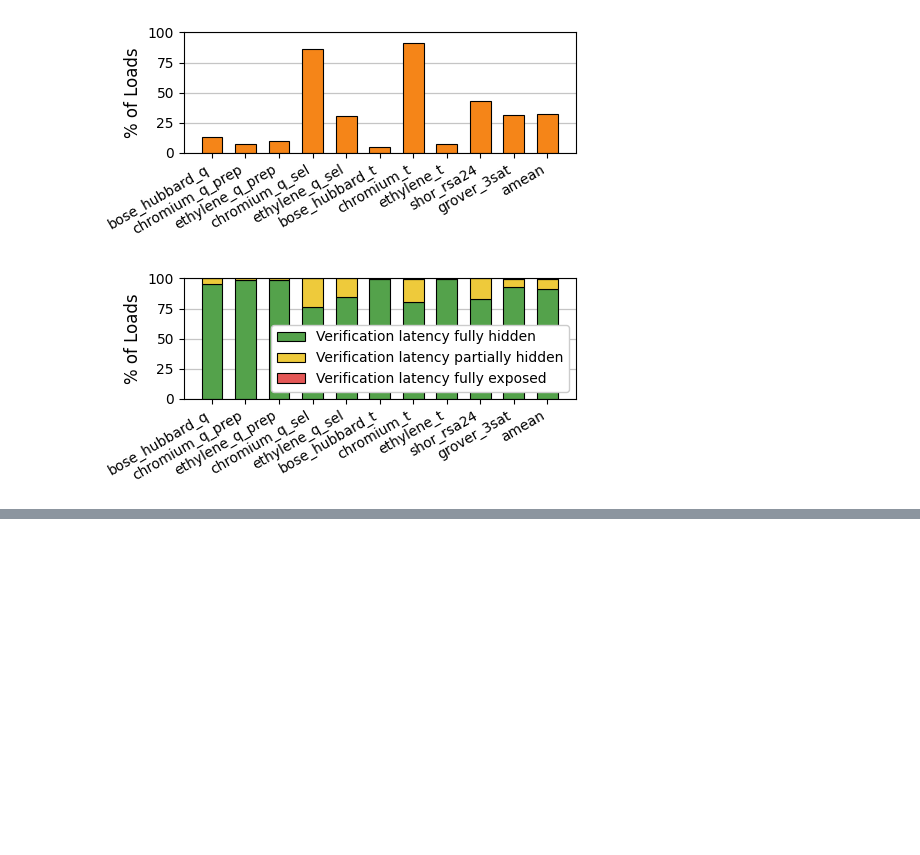
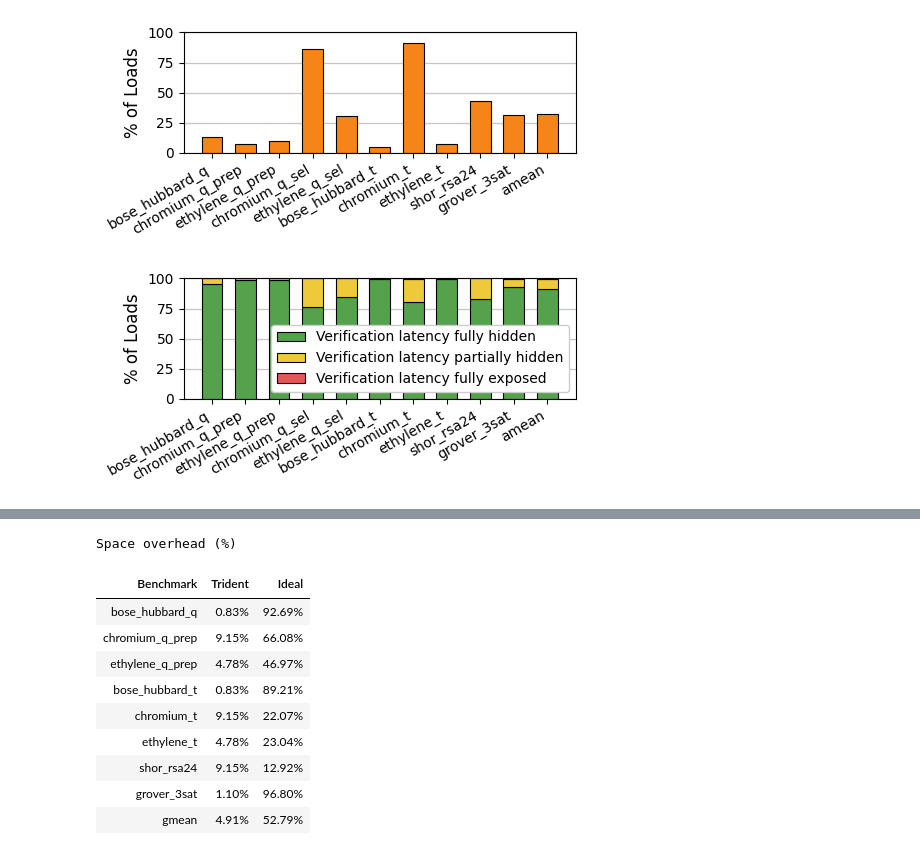
Before and after one commit to gunagya/quicksilver, a Jupyter notebook: results/paper_plots.ipynb, the cells around one changed output, grey strips where cells are left out. Drawn from its saved outputs; the diff is of its cells as text; code cells hidden in the pictures; blank space fills up the shorter version.

```diff
--- a/results/paper_plots.ipynb
+++ b/results/paper_plots.ipynb
@@ -1,12 +1,19 @@
 # %%
 import csv
+import os
 from collections import defaultdict
 from pathlib import Path
 
 import matplotlib.pyplot as plt
 
-RESULTS_DIR = Path('/Users/gunagya/Desktop/Research Work/routing-space-sliding/simulators/routing-simulator/deps/quicksilver/results')
-ROOT = RESULTS_DIR.parent
+# Run from the repository or results directory, or set QUICKSILVER_REPO_ROOT.
+_repo_candidates = [Path(os.environ['QUICKSILVER_REPO_ROOT']).expanduser()] if os.environ.get('QUICKSILVER_REPO_ROOT') else [Path.cwd(), *Path.cwd().parents]
+ROOT = next((path.resolve() for path in _repo_candidates
+             if (path / 'scripts/yoked_codes/run_all_workloads.py').is_file()), None)
+if ROOT is None:
+    raise FileNotFoundError('Run this notebook from the repository, or set QUICKSILVER_REPO_ROOT.')
+RESULTS_DIR = Path(os.environ.get('QUICKSILVER_RESULTS_DIR', ROOT / 'results')).expanduser().resolve()
+PLOT_DIR = Path(os.environ.get('QUICKSILVER_PLOT_DIR', RESULTS_DIR)).expanduser().resolve()
 
 
 BENCHMARK_PLOT_ORDER = [
@@ -1794,0 +1574,46 @@ Arithmetic mean 2D needed verification within prefetch (%): 0.0031
+# %%
+# Space overhead (%). Run the preceding fidelity cell to define the Numbers/table helpers.
+from math import exp, log
+
+
+def calculate_space_overhead(numbers_path=None):
+    numbers_path = table_input_path('space_overhead.numbers') if numbers_path is None else Path(numbers_path)
+    rows = sort_rows_by_benchmark_order(
+        load_numbers_rows(numbers_path, ['benchmark', 'Trident', 'Overhead'])
+    )
+    if not rows:
+        raise ValueError(f'No benchmarks found in {numbers_path}')
+    table_rows = []
+    for row in rows:
+        entry = {'Benchmark': benchmark_plot_label(row['benchmark'])}
+        for label, source in (('Trident', 'Trident'), ('Ideal', 'Overhead')):
+            ratio = to_float(row.get(source))
+            entry[label] = None if ratio is None or not isfinite(ratio) else (ratio - 1) * 100
+        table_rows.append(entry)
+    # Average the space ratios, then express the geometric mean as an increase.
+    mean_row = {'Benchmark': 'gmean'}
+    for label, source in (('Trident', 'Trident'), ('Ideal', 'Overhead')):
+        ratios = [to_float(row.get(source)) for row in rows]
+        ratios = [ratio for ratio in ratios if ratio is not None and isfinite(ratio) and ratio > 0]
+        mean_row[label] = (
+            (exp(sum(log(ratio) for ratio in ratios) / len(ratios)) - 1) * 100
+            if ratios else None
+        )
+    table_rows.append(mean_row)
+    return table_rows
+
+
+space_overhead_table = calculate_space_overhead()
+display_percentage_table(space_overhead_table, ['Benchmark', 'Trident', 'Ideal'], 'Space overhead (%)')
+# %% [output]
+Space overhead (%)
+| Benchmark | Trident | Ideal |
+| bose_hubbard_q | 0.83% | 92.69% |
+| chromium_q_prep | 9.15% | 66.08% |
+| ethylene_q_prep | 4.78% | 46.97% |
+| bose_hubbard_t | 0.83% | 89.21% |
+| chromium_t | 9.15% | 22.07% |
+| ethylene_t | 4.78% | 23.04% |
+| shor_rsa24 | 9.15% | 12.92% |
+| grover_3sat | 1.10% | 96.80% |
+| gmean | 4.91% | 52.79% |
```
Also changed, not shown: parts of 13 cells of this notebook, 16 other files.
